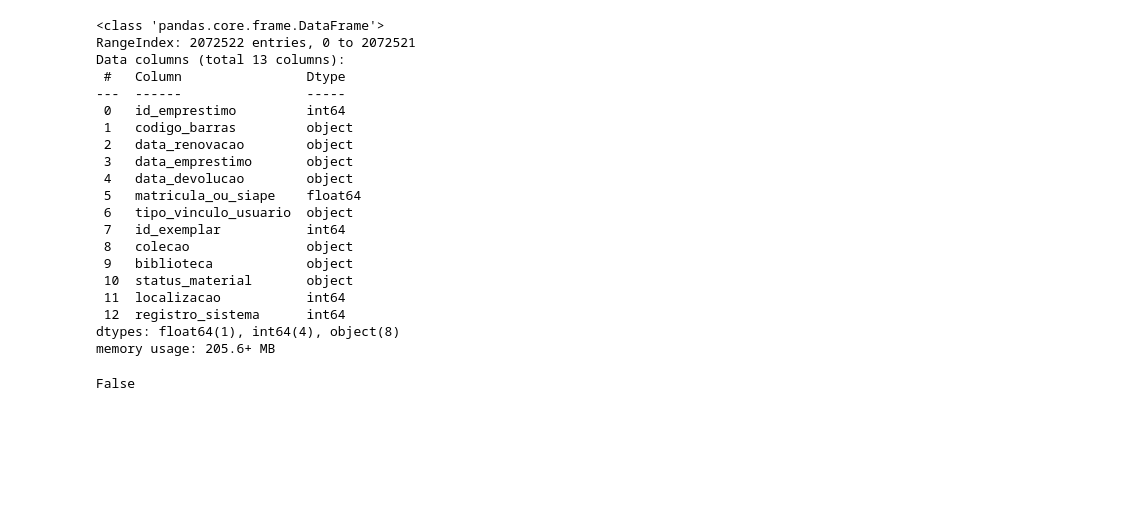
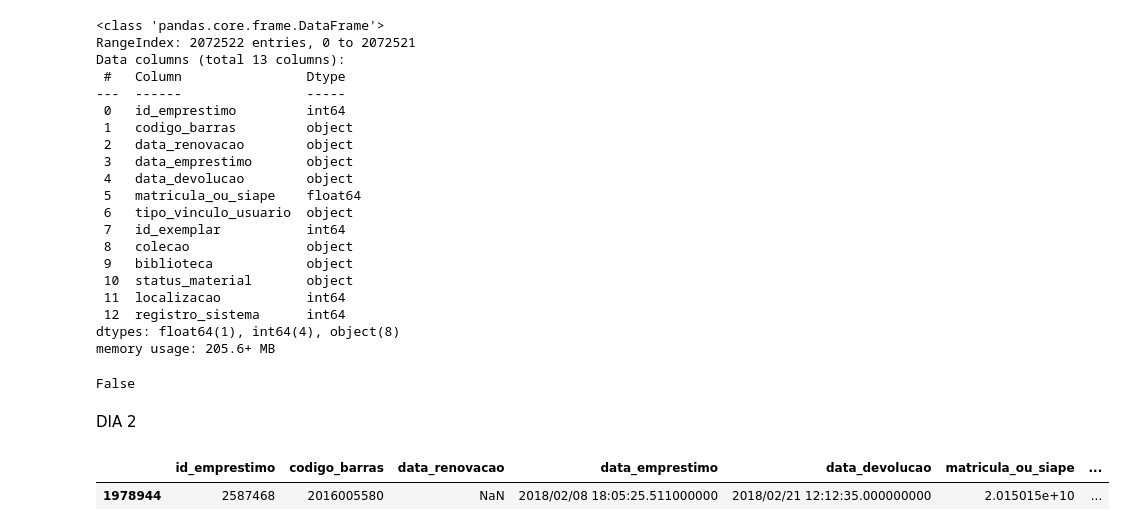
Before and after one commit to MatheusgMoreira/projeto_biblioteca, a Jupyter notebook: biblioteca.ipynb, the cells around one changed output. Cells and saved outputs as stored; diff of their text form; code cells hidden in the pictures; blank space fills up the shorter version.

```diff
--- a/biblioteca.ipynb
+++ b/biblioteca.ipynb
@@ -138,3 +140,39 @@ tem_null = df_unificado['codigo_barras'].isnull().any()
 tem_null
 # %% [output]
 False
+# %% [markdown]
+DIA 2
+# %%
+# Lista de faixas e categorias
+faixas_categorias = [
+    (0, 99, "Generalidades. Ciência e conhecimento."),
+    (100, 199, "Filosofia e psicologia."),
+    (200, 299, "Religião."),
+    (300, 399, "Ciências sociais."),
+    (400, 499, "Classe vaga. Provisoriamente não ocupada."),
+    (500, 599, "Matemática e ciências naturais."),
+    (600, 699, "Ciências aplicadas."),
+    (700, 799, "Belas artes."),
+    (800, 899, "Linguagem. Língua. Linguística."),
+    (900, 999, "Geografia. Biografia. História.")
+]
+
+# Inicializando a nova coluna
+categorias = []
+
+# Loop para categorizar
+for valor in df_unificado['localizacao']:
+    categoria_atual = "Fora da faixa definida."
+    for faixa in faixas_categorias:
+        if faixa[0] <= valor <= faixa[1]:
+            categoria_atual = faixa[2]
+            break
+    categorias.append(categoria_atual)
+
+# Adicionando a nova coluna ao DataFrame
+df_unificado['categoria'] = categorias
+
+df_unificado.sample()
+# %% [output]
+|  | id_emprestimo | codigo_barras | data_renovacao | data_emprestimo | data_devolucao | matricula_ou_siape | ... |
+| 1978944 | 2587468 | 2016005580 | NaN | 2018/02/08 18:05:25.511000000 | 2018/02/21 12:12:35.000000000 | 2.015015e+10 | ... |
```
Also changed, not shown: parts of 3 cells of this notebook.
